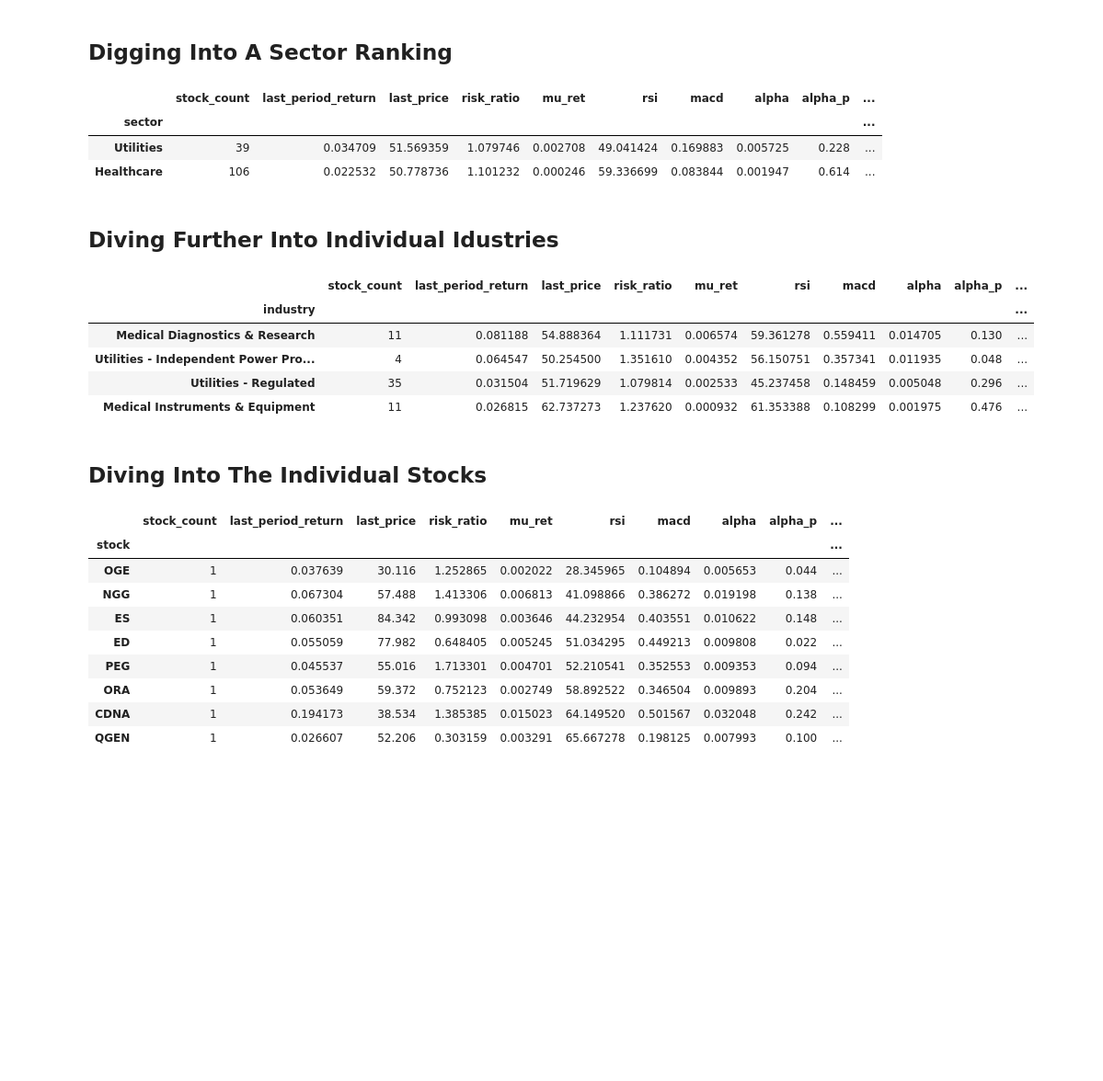
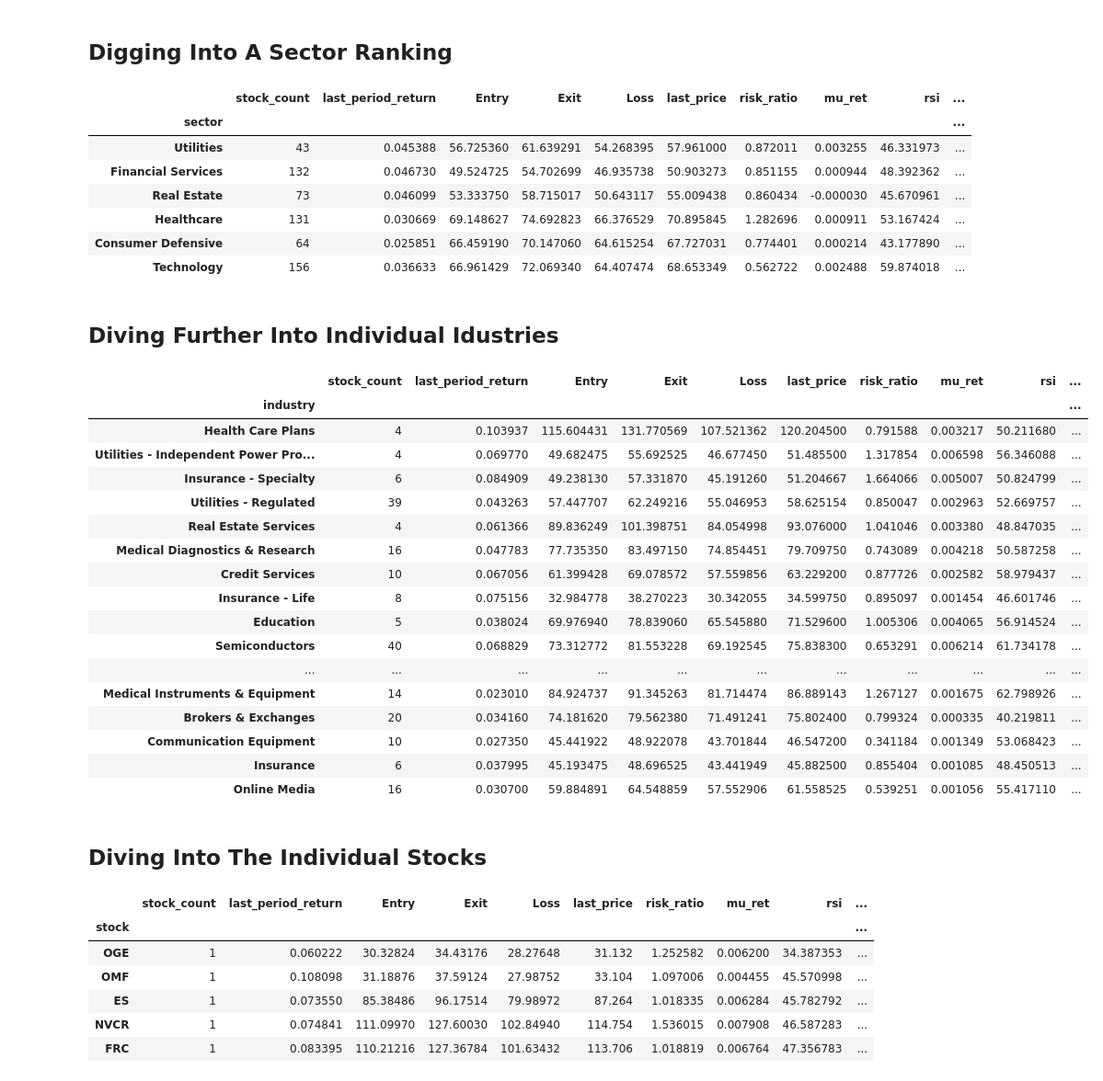
Before and after one commit to webclinic017/Stock-Strategy-Exploration, a Jupyter notebook: Python/Alpaca.ipynb, the cells around one changed output. Shown: that part at 92% size. Cells and saved outputs as stored; diff of their text form; code cells hidden in the pictures; blank space fills up the shorter version.

Commit message:
added entry exit levels

```diff
--- a/Python/Alpaca.ipynb
+++ b/Python/Alpaca.ipynb
@@ -192,36 +194,52 @@ Sectors = list(Combined_Data['sector'].unique())
 Sector_Summary = Group_Consolidator(Combined_Data = Combined_Data,
                                     groups = Sectors,
                                     column = 'sector',
+                                    min_alpha = 0,
                                     min_macd = 0,
-                                    min_alpha = 0,
-                                    min_risk_ratio = 1
+                                    max_rsi = 70
 )
 Sector_Summary
 # %% [output]
-|  | stock_count | last_period_return | last_price | risk_ratio | mu_ret | rsi | macd | alpha | alpha_p | ... |
+|  | stock_count | last_period_return | Entry | Exit | Loss | last_price | risk_ratio | mu_ret | rsi | ... |
 | sector |  |  |  |  |  |  |  |  |  | ... |
-| Utilities | 39 | 0.034709 | 51.569359 | 1.079746 | 0.002708 | 49.041424 | 0.169883 | 0.005725 | 0.228 | ... |
-| Healthcare | 106 | 0.022532 | 50.778736 | 1.101232 | 0.000246 | 59.336699 | 0.083844 | 0.001947 | 0.614 | ... |
+| Utilities | 43 | 0.045388 | 56.725360 | 61.639291 | 54.268395 | 57.961000 | 0.872011 | 0.003255 | 46.331973 | ... |
+| Financial Services | 132 | 0.046730 | 49.524725 | 54.702699 | 46.935738 | 50.903273 | 0.851155 | 0.000944 | 48.392362 | ... |
+| Real Estate | 73 | 0.046099 | 53.333750 | 58.715017 | 50.643117 | 55.009438 | 0.860434 | -0.000030 | 45.670961 | ... |
+| Healthcare | 131 | 0.030669 | 69.148627 | 74.692823 | 66.376529 | 70.895845 | 1.282696 | 0.000911 | 53.167424 | ... |
+| Consumer Defensive | 64 | 0.025851 | 66.459190 | 70.147060 | 64.615254 | 67.727031 | 0.774401 | 0.000214 | 43.177890 | ... |
+| Technology | 156 | 0.036633 | 66.961429 | 72.069340 | 64.407474 | 68.653349 | 0.562722 | 0.002488 | 59.874018 | ... |
 # %% [markdown]
 ## Diving Further Into Individual Idustries
 # %%
 Top_Sector = Combined_Data[Combined_Data['sector'].isin(Sector_Summary.index.values)]
 Industries = list(Top_Sector['industry'].unique())
 Industry_Summary = Group_Consolidator(Combined_Data = Top_Sector,
                                       groups = Industries,
                                       column = 'industry',
-                                      max_alpha_p = 0.50,
                                       min_alpha = 0,
-                                      min_macd = 0
+                                      min_macd = 0,
+                                      max_rsi = 70
                                      )
 Industry_Summary
 # %% [output]
-|  | stock_count | last_period_return | last_price | risk_ratio | mu_ret | rsi | macd | alpha | alpha_p | ... |
+|  | stock_count | last_period_return | Entry | Exit | Loss | last_price | risk_ratio | mu_ret | rsi | ... |
 | industry |  |  |  |  |  |  |  |  |  | ... |
-| Medical Diagnostics & Research | 11 | 0.081188 | 54.888364 | 1.111731 | 0.006574 | 59.361278 | 0.559411 | 0.014705 | 0.130 | ... |
-| Utilities - Independent Power Pro... | 4 | 0.064547 | 50.254500 | 1.351610 | 0.004352 | 56.150751 | 0.357341 | 0.011935 | 0.048 | ... |
-| Utilities - Regulated | 35 | 0.031504 | 51.719629 | 1.079814 | 0.002533 | 45.237458 | 0.148459 | 0.005048 | 0.296 | ... |
-| Medical Instruments & Equipment | 11 | 0.026815 | 62.737273 | 1.237620 | 0.000932 | 61.353388 | 0.108299 | 0.001975 | 0.476 | ... |
+| Health Care Plans | 4 | 0.103937 | 115.604431 | 131.770569 | 107.521362 | 120.204500 | 0.791588 | 0.003217 | 50.211680 | ... |
+| Utilities - Independent Power Pro... | 4 | 0.069770 | 49.682475 | 55.692525 | 46.677450 | 51.485500 | 1.317854 | 0.006598 | 56.346088 | ... |
+| Insurance - Specialty | 6 | 0.084909 | 49.238130 | 57.331870 | 45.191260 | 51.204667 | 1.664066 | 0.005007 | 50.824799 | ... |
+| Utilities - Regulated | 39 | 0.043263 | 57.447707 | 62.249216 | 55.046953 | 58.625154 | 0.850047 | 0.002963 | 52.669757 | ... |
+| Real Estate Services | 4 | 0.061366 | 89.836249 | 101.398751 | 84.054998 | 93.076000 | 1.041046 | 0.003380 | 48.847035 | ... |
+| Medical Diagnostics & Research | 16 | 0.047783 | 77.735350 | 83.497150 | 74.854451 | 79.709750 | 0.743089 | 0.004218 | 50.587258 | ... |
+| Credit Services | 10 | 0.067056 | 61.399428 | 69.078572 | 57.559856 | 63.229200 | 0.877726 | 0.002582 | 58.979437 | ... |
+| Insurance - Life | 8 | 0.075156 | 32.984778 | 38.270223 | 30.342055 | 34.599750 | 0.895097 | 0.001454 | 46.601746 | ... |
+| Education | 5 | 0.038024 | 69.976940 | 78.839060 | 65.545880 | 71.529600 | 1.005306 | 0.004065 | 56.914524 | ... |
+| Semiconductors | 40 | 0.068829 | 73.312772 | 81.553228 | 69.192545 | 75.838300 | 0.653291 | 0.006214 | 61.734178 | ... |
+| ... | ... | ... | ... | ... | ... | ... | ... | ... | ... | ... |
+| Medical Instruments & Equipment | 14 | 0.023010 | 84.924737 | 91.345263 | 81.714474 | 86.889143 | 1.267127 | 0.001675 | 62.798926 | ... |
+| Brokers & Exchanges | 20 | 0.034160 | 74.181620 | 79.562380 | 71.491241 | 75.802400 | 0.799324 | 0.000335 | 40.219811 | ... |
+| Communication Equipment | 10 | 0.027350 | 45.441922 | 48.922078 | 43.701844 | 46.547200 | 0.341184 | 0.001349 | 53.068423 | ... |
+| Insurance | 6 | 0.037995 | 45.193475 | 48.696525 | 43.441949 | 45.882500 | 0.855404 | 0.001085 | 48.450513 | ... |
+| Online Media | 16 | 0.030700 | 59.884891 | 64.548859 | 57.552906 | 61.558525 | 0.539251 | 0.001056 | 55.417110 | ... |
 # %% [markdown]
 ## Diving Into The Individual Stocks
 # %%
@@ -230,23 +248,21 @@ Stocks = list(Top_Industry['stock'].unique())
 Stock_Summary = Group_Consolidator(Combined_Data = Top_Industry,
                                    groups = Stocks,
                                    column = 'stock',
-                                   max_alpha_p = 0.25,
                                    min_alpha = 0,
+                                   max_alpha_p = 0.20,
                                    min_macd = 0,
-                                   max_rsi = 70
+                                   max_rsi = 50,
+                                   min_risk_ratio = 1
 )
 Stock_Summary. \
     sort_values(by = ['rsi'],ascending = [1])
 # %% [output]
-|  | stock_count | last_period_return | last_price | risk_ratio | mu_ret | rsi | macd | alpha | alpha_p | ... |
+|  | stock_count | last_period_return | Entry | Exit | Loss | last_price | risk_ratio | mu_ret | rsi | ... |
 | stock |  |  |  |  |  |  |  |  |  | ... |
-| OGE | 1 | 0.037639 | 30.116 | 1.252865 | 0.002022 | 28.345965 | 0.104894 | 0.005653 | 0.044 | ... |
-| NGG | 1 | 0.067304 | 57.488 | 1.413306 | 0.006813 | 41.098866 | 0.386272 | 0.019198 | 0.138 | ... |
-| ES | 1 | 0.060351 | 84.342 | 0.993098 | 0.003646 | 44.232954 | 0.403551 | 0.010622 | 0.148 | ... |
-| ED | 1 | 0.055059 | 77.982 | 0.648405 | 0.005245 | 51.034295 | 0.449213 | 0.009808 | 0.022 | ... |
-| PEG | 1 | 0.045537 | 55.016 | 1.713301 | 0.004701 | 52.210541 | 0.352553 | 0.009353 | 0.094 | ... |
-| ORA | 1 | 0.053649 | 59.372 | 0.752123 | 0.002749 | 58.892522 | 0.346504 | 0.009893 | 0.204 | ... |
-| CDNA | 1 | 0.194173 | 38.534 | 1.385385 | 0.015023 | 64.149520 | 0.501567 | 0.032048 | 0.242 | ... |
-| QGEN | 1 | 0.026607 | 52.206 | 0.303159 | 0.003291 | 65.667278 | 0.198125 | 0.007993 | 0.100 | ... |
+| OGE | 1 | 0.060222 | 30.32824 | 34.43176 | 28.27648 | 31.132 | 1.252582 | 0.006200 | 34.387353 | ... |
+| OMF | 1 | 0.108098 | 31.18876 | 37.59124 | 27.98752 | 33.104 | 1.097006 | 0.004455 | 45.570998 | ... |
+| ES | 1 | 0.073550 | 85.38486 | 96.17514 | 79.98972 | 87.264 | 1.018335 | 0.006284 | 45.782792 | ... |
+| NVCR | 1 | 0.074841 | 111.09970 | 127.60030 | 102.84940 | 114.754 | 1.536015 | 0.007908 | 46.587283 | ... |
+| FRC | 1 | 0.083395 | 110.21216 | 127.36784 | 101.63432 | 113.706 | 1.018819 | 0.006764 | 47.356783 | ... |
 # %%
 Stock_Data = pd.DataFrame()
```
Also changed, not shown: parts of 5 cells of this notebook, 2 other files.
